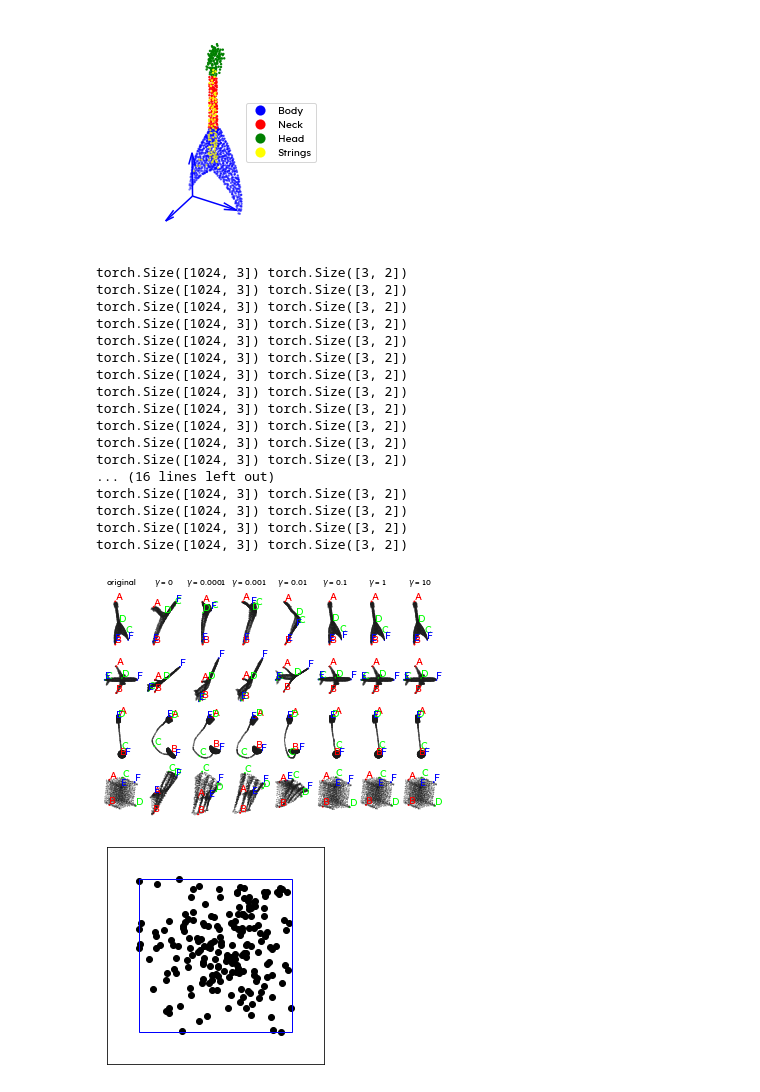
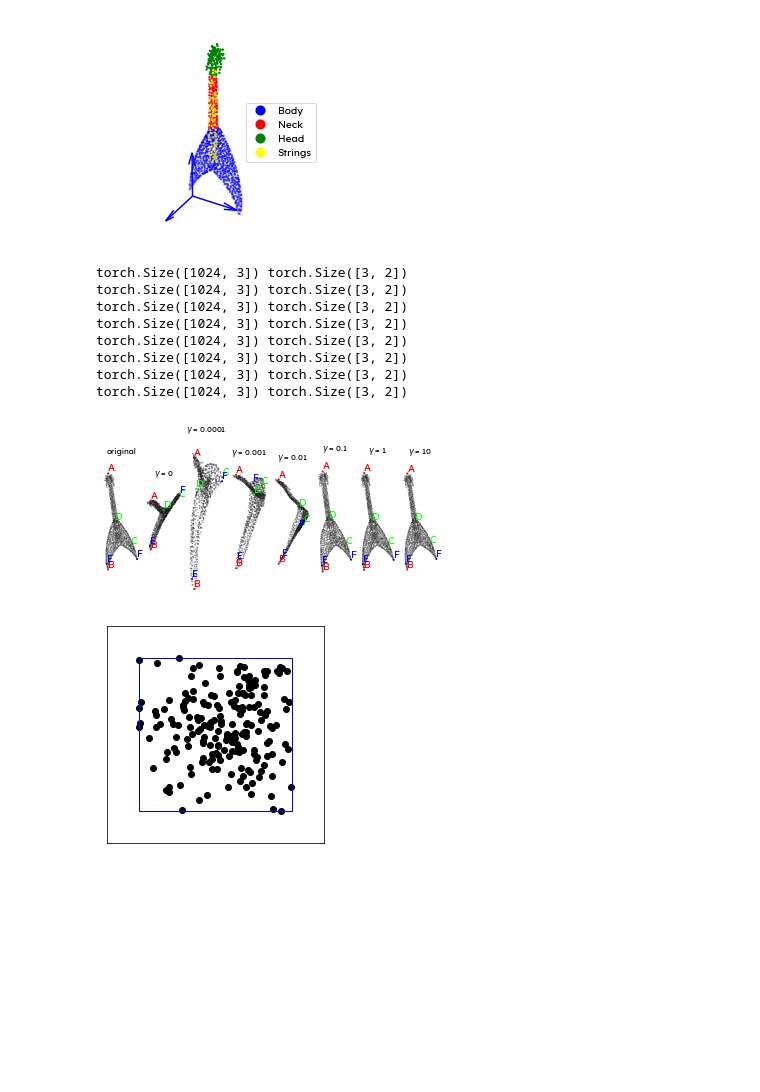
Before and after one commit to megaelius/LG-GCN, a Jupyter notebook: visualize.ipynb, the cells around one changed output. Cells and saved outputs as stored; diff of their text form; code cells hidden in the pictures; blank space fills up the shorter version.

Commit message:
some modifications in figures

```diff
--- a/visualize.ipynb
+++ b/visualize.ipynb
@@ -718,6 +718,8 @@ opt = SimpleNamespace(n_filters = 64,
                       graph = 'KNN',
                       knn_criterion = 'MLP',
                       graph_feats = 3,
+                      graph_layers = 2,
+                      graph_hidden = 16,
                       in_channels = 3,
                       graph_dropout = 0,
                       n_classes = 40)
@@ -727,7 +729,8 @@ opt = SimpleNamespace(n_filters = 64,
 gammas = [-1,0,0.0001,0.001,0.01,0.1,1,10]
 dataset = ModelNet40(1024, 'test')
 colors = [[1,0,0],[0,1,0],[0,0,1]]
-samples = [29, 1, 230, 512]
+#samples = [29, 1, 230, 512]
+samples = [29]
 fig, axs = plt.subplots(len(samples),len(gammas))
 
 g = gammas[6]
@@ -758,56 +761,62 @@ for i,g in enumerate(gammas):
 
         points = pc.unsqueeze(0).unsqueeze(-1).transpose(2,1)
 
         pred, edge_features = model(points)
 
         feats = edge_features.squeeze(0).squeeze(-1).transpose(0,1)
 
         plane_points = [torch.argmin(pc[:,2]).item(), torch.argmin(pc[:,0]).item(), torch.argmax(pc[:,0]).item()]
 
         if g == -1:
             proj = project_2d_based_on_keypoints(pc,plane_points)
         else:
             proj = project_2d_based_on_keypoints(feats,plane_points)
 
         col = [colors[important_points[i]] if i in important_points else [0.1,0.1,0.1] for i in range(pc.shape[0])]
 
 
         s = [1 if i in important_points else 0.05 for i in range(pc.shape[0])]
         #plt.axes().set_aspect('equal')
-        axs[j,i].scatter(proj[:,1],proj[:,0], c = col, s = s)
+        if len(samples) == 1:
+            axs[i].scatter(proj[:,1],proj[:,0], c = col, s = s)
 
-        for p,letter in zip(important_points.keys(),['A','B','C','D','E','F']):
-            axs[j,i].text(proj[p,1].item(), proj[p,0].item(), s = letter, c = colors[important_points[p]],
-                        horizontalalignment='left', verticalalignment='bottom')
-        #plt.scatter(pc[:,0],pc[:,2], c = col)
-        axs[j,i].axes.set_aspect('equal')
-        axs[j,i].axis('off')
-        if j == 0:
-            if g ==-1:
-                axs[j,i].set_title('original', fontsize=8, pad = 15)
-            else:
-                axs[j,i].set_title(f'$\gamma$ = {g}', fontsize=8, pad = 15)
+            for p,letter in zip(important_points.keys(),['A','B','C','D','E','F']):
+                axs[i].text(proj[p,1].item(), proj[p,0].item(), s = letter, c = colors[important_points[p]],
+                            horizontalalignment='left', verticalalignment='bottom')
+            #plt.scatter(pc[:,0],pc[:,2], c = col)
+            axs[i].axes.set_aspect('equal')
+            axs[i].axis('off')
+            if j == 0:
+                if g ==-1:
+                    axs[i].set_title('original', fontsize=8, pad = 15)
+                else:
+                    axs[i].set_title(f'$\gamma$ = {g}', fontsize=8, pad = 15)
+        else:
+            axs[j,i].scatter(proj[:,1],proj[:,0], c = col, s = s)
 
-fig.savefig('figures/gamma_viz.png', dpi=1024, pad_inches=0,bbox_inches='tight')
+            for p,letter in zip(important_points.keys(),['A','B','C','D','E','F']):
+                axs[j,i].text(proj[p,1].item(), proj[p,0].item(), s = letter, c = colors[important_points[p]],
+                            horizontalalignment='left', verticalalignment='bottom')
+            #plt.scatter(pc[:,0],pc[:,2], c = col)
+            axs[j,i].axes.set_aspect('equal')
+            axs[j,i].axis('off')
+            if j == 0:
+                if g ==-1:
+                    axs[j,i].set_title('original', fontsize=8, pad = 15)
+                else:
+                    axs[j,i].set_title(f'$\gamma$ = {g}', fontsize=8, pad = 15)
+
+fig.savefig('figures/gamma_viz_guitar.png', dpi=1024, pad_inches=0,bbox_inches='tight')
 # %% [output]
 torch.Size([1024, 3]) torch.Size([3, 2])
 torch.Size([1024, 3]) torch.Size([3, 2])
 torch.Size([1024, 3]) torch.Size([3, 2])
 torch.Size([1024, 3]) torch.Size([3, 2])
 torch.Size([1024, 3]) torch.Size([3, 2])
 torch.Size([1024, 3]) torch.Size([3, 2])
 torch.Size([1024, 3]) torch.Size([3, 2])
 torch.Size([1024, 3]) torch.Size([3, 2])
-torch.Size([1024, 3]) torch.Size([3, 2])
-torch.Size([1024, 3]) torch.Size([3, 2])
-torch.Size([1024, 3]) torch.Size([3, 2])
-torch.Size([1024, 3]) torch.Size([3, 2])
-... (16 lines left out)
-torch.Size([1024, 3]) torch.Size([3, 2])
-torch.Size([1024, 3]) torch.Size([3, 2])
-torch.Size([1024, 3]) torch.Size([3, 2])
-torch.Size([1024, 3]) torch.Size([3, 2])
-[figure, old version]
+[figure, new version]
 # %%
 #Irregularity
 fig = plt.figure()
```
Also changed, not shown: 6 other files.
